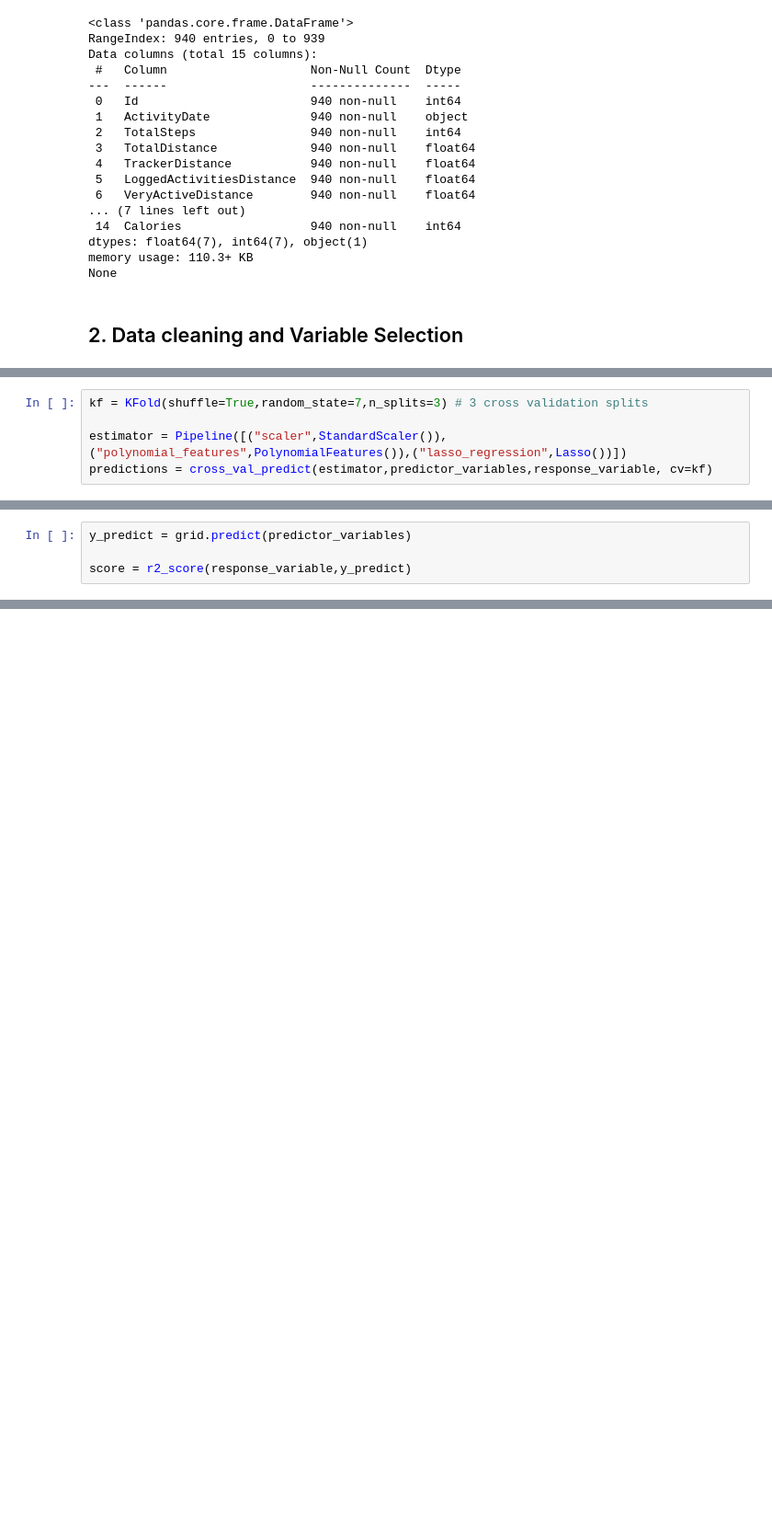
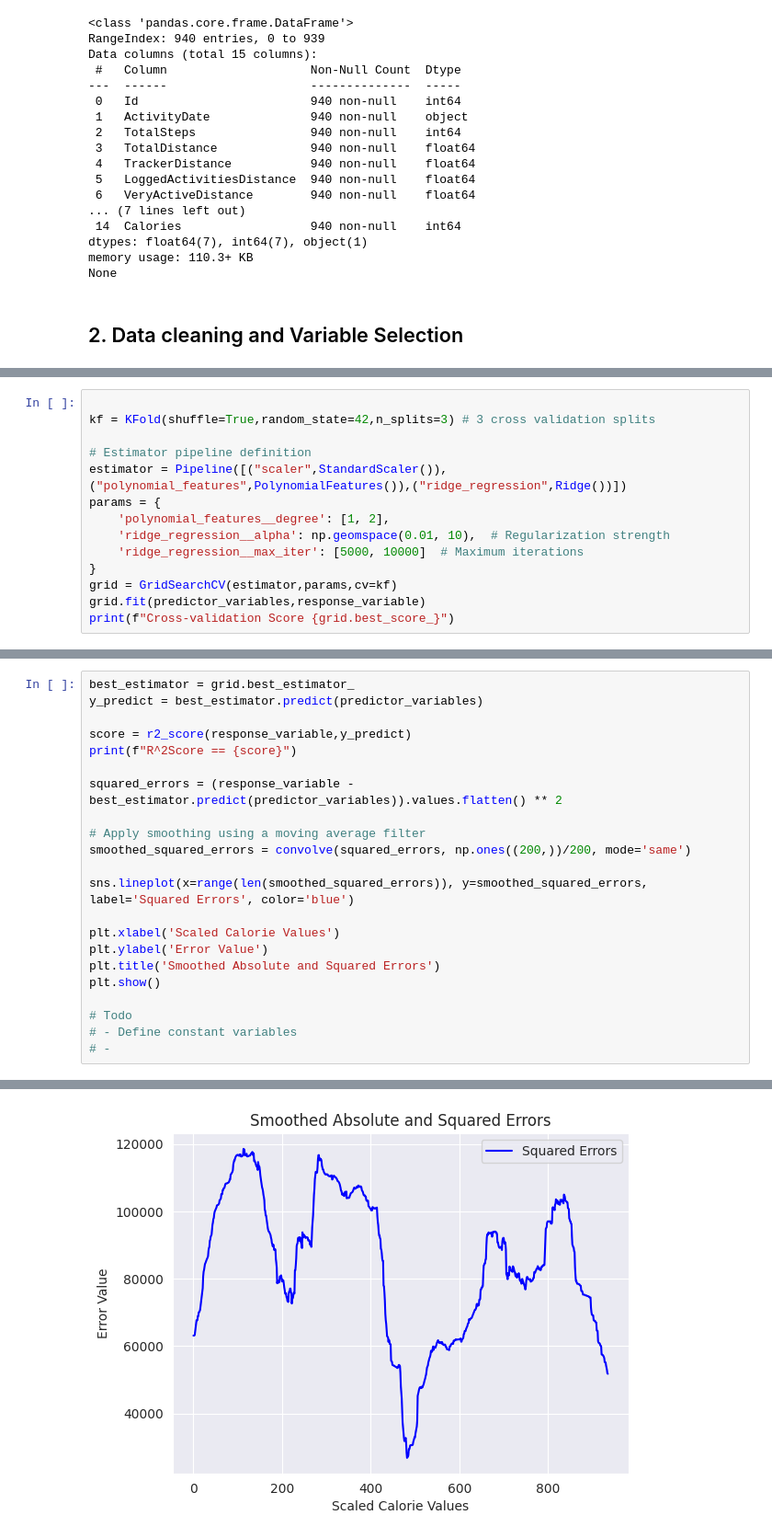
Before and after one commit to samuel23taku/ML---Calorie-Intake-Prediction, a Jupyter notebook: calorie_intake_prediction.ipynb, the cells around one changed output, grey strips where cells are left out. Shown at 92% size. Drawn from its saved outputs; the diff is of its cells as text; blank space fills up the shorter version.

```diff
--- a/calorie_intake_prediction.ipynb
+++ b/calorie_intake_prediction.ipynb
@@ -57,5 +58,14 @@ sns.heatmap(predictor_variables.corr(),ax=axs[1],annot=True)
 # %%
-kf = KFold(shuffle=True,random_state=7,n_splits=3) # 3 cross validation splits
 
-estimator = Pipeline([("scaler",StandardScaler()),("polynomial_features",PolynomialFeatures()),("lasso_regression",Lasso())])
-predictions = cross_val_predict(estimator,predictor_variables,response_variable, cv=kf)
+kf = KFold(shuffle=True,random_state=42,n_splits=3) # 3 cross validation splits
+
+# Estimator pipeline definition
+estimator = Pipeline([("scaler",StandardScaler()),("polynomial_features",PolynomialFeatures()),("ridge_regression",Ridge())])
+params = {
+    'polynomial_features__degree': [1, 2],
+    'ridge_regression__alpha': np.geomspace(0.01, 10),  # Regularization strength
+    'ridge_regression__max_iter': [5000, 10000]  # Maximum iterations
+}
+grid = GridSearchCV(estimator,params,cv=kf)
+grid.fit(predictor_variables,response_variable)
+print(f"Cross-validation Score {grid.best_score_}")
@@ -72,5 +75,24 @@ print(grid.best_score_)
 ## 4. Performance Visualization
 # %%
-y_predict = grid.predict(predictor_variables)
+best_estimator = grid.best_estimator_
+y_predict = best_estimator.predict(predictor_variables)
 
 score = r2_score(response_variable,y_predict)
+print(f"R^2Score == {score}")
+
+squared_errors = (response_variable - best_estimator.predict(predictor_variables)).values.flatten() ** 2
+
+# Apply smoothing using a moving average filter
+smoothed_squared_errors = convolve(squared_errors, np.ones((200,))/200, mode='same')
+
+sns.lineplot(x=range(len(smoothed_squared_errors)), y=smoothed_squared_errors, label='Squared Errors', color='blue')
+
+plt.xlabel('Scaled Calorie Values')
+plt.ylabel('Error Value')
+plt.title('Smoothed Absolute and Squared Errors')
+plt.show()
+
+# Todo
+# - Define constant variables
+# -
+# %% [output]
@@ -76,0 +100 @@ score = r2_score(response_variable,y_predict)
+[figure, added]
```
Also changed, not shown: parts of 8 cells of this notebook.
